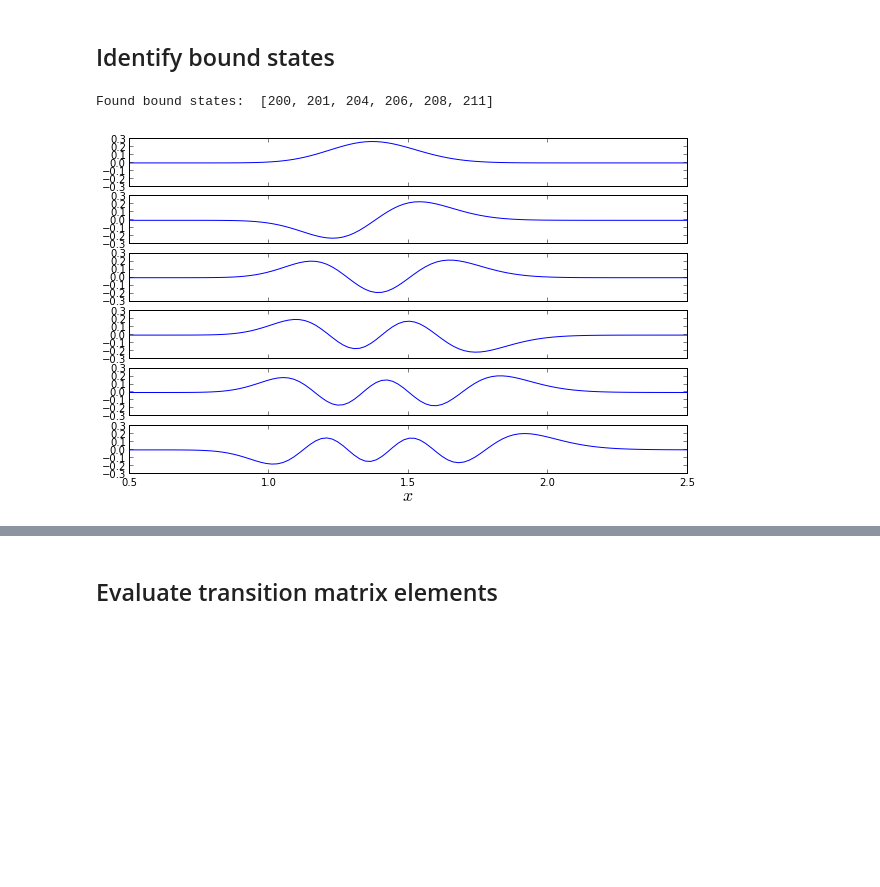
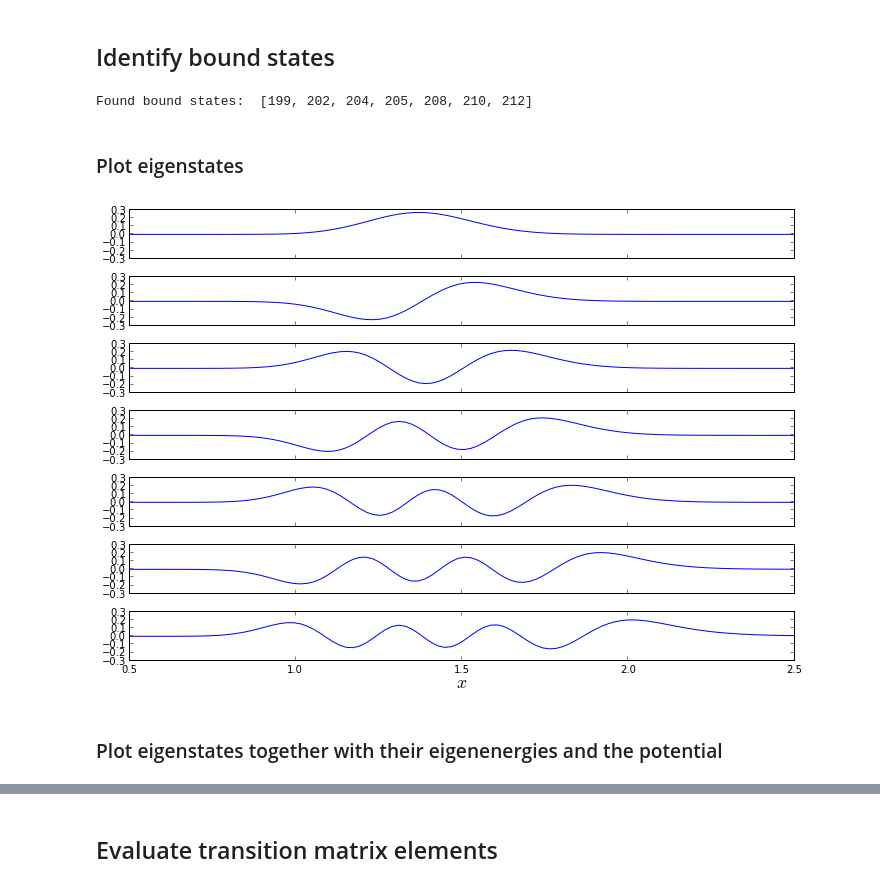
Before and after one commit to jrjohansson/wavefunction, a Jupyter notebook: Wavefunction-Phase-Qubit-Flux-Biased.ipynb, the cells around one changed output, grey strips where cells are left out. Cells and saved outputs as stored; diff of their text form; code cells hidden in the pictures; blank space fills up the shorter version.

```diff
--- a/Wavefunction-Phase-Qubit-Flux-Biased.ipynb
+++ b/Wavefunction-Phase-Qubit-Flux-Biased.ipynb
@@ -66,6 +70,6 @@ Found dmin =  [ 1.36198421]
 # %%
-dmax = optimize.fmin(lambda x, args: -U_flux_biased(x, args), [2.5], [U_args])
-print "Found dmax = ", dmax
+x_opt_max = optimize.fmin(lambda x, args: -U_flux_biased(x, args), [2.5], (args,))
+print("\nFound dmax = %f" % x_opt_max)
 # %% [output]
 Optimization terminated successfully.
          Current function value: 9096370971095.232422
@@ -82,0 +80,8 @@ dU =  [  3.96387385e+11]
+# %%
+U_min = U_flux_biased(x_opt_min, args)
+U_max = U_flux_biased(x_opt_max, args)
+
+dU = U_max - U_min
+dx = x_opt_max - x_opt_min
+
+print("Barrier: dU = %f" % (dU / Ej))
@@ -117,3 +120,13 @@ evals,evecs = eigenvectors_sorted(M)
+# %%
+u = assemble_u_potential(N, U_flux_biased, x, args)
+
+K = assemble_K(N, k, x_min, x_max)
+
+V = assemble_V(N, u, x_min, x_max)
+
+H = K + V
+
+evals, evecs = solve_eigenproblem(H)
 # %% [markdown]
 ## Identify bound states
 # %%
@@ -121,28 +134,32 @@ nbound = 0
 boundidx = []
 
 for i in range(0,N):
-	if evals[i] > Umin-0.5*dU and evals[i] < Umax+0.5*dU:
-		if inner(evecs[:,i] * (dmin-delta < D) * (D < dmax), evecs[:,i]) > 0.95:
-			nbound = nbound + 1
-			boundidx.append(i)
+    if evals[i] > U_min - 0.5 * dU and evals[i] < U_max + 0.5 * dU:
+        if inner(evecs[i] * (x_opt_min-dx < x) * (x < x_opt_max), evecs[i]) > 0.95:
+            nbound = nbound + 1
+            boundidx.append(i)
 
 print "Found bound states: ", boundidx
 # %% [output]
-Found bound states:  [200, 201, 204, 206, 208, 211]
+Found bound states:  [199, 202, 204, 205, 208, 210, 212]
+# %% [markdown]
+### Plot eigenstates
 # %%
 NN = len(boundidx)
 
-fig, axes = subplots(NN, 1, figsize=(10,NN*1), sharex=True, sharey=True)
+fig, axes = subplots(NN, 1, figsize=(10, NN * 1), sharex=True, sharey=True)
 
 for n, m in enumerate(boundidx):
-    X = D
-    Y = evecs[:,m]
-    axes[n].plot(X, Y)
+    axes[n].plot(x, real(evecs[m]))
 
 axes[n].set_xlim(0.5, 2.5)
-axes[n].set_xlabel(r'$x$', fontsize=18);
+axes[n].set_xlabel(r'$x$', fontsize=18)
+
+fig.tight_layout();
 # %% [output]
-[figure, old version]
+[figure, new version]
+# %% [markdown]
+### Plot eigenstates together with their eigenenergies and the potential
 # %%
 fig, ax = subplots(figsize=(12,8))
 
```
Also changed, not shown: parts of 25 cells of this notebook, 5 other files.
